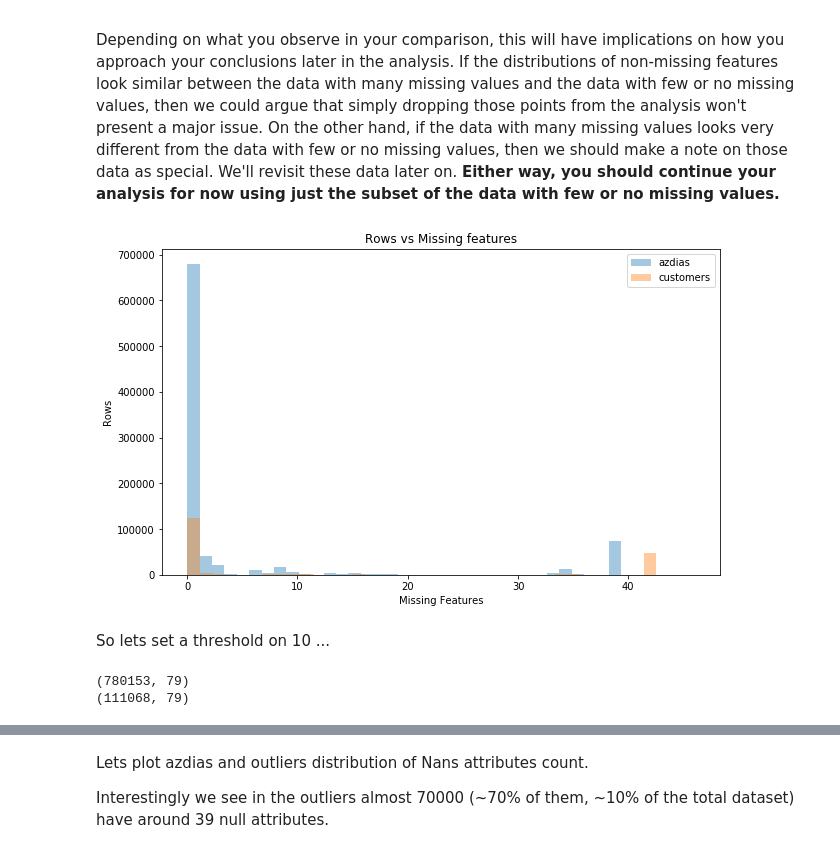
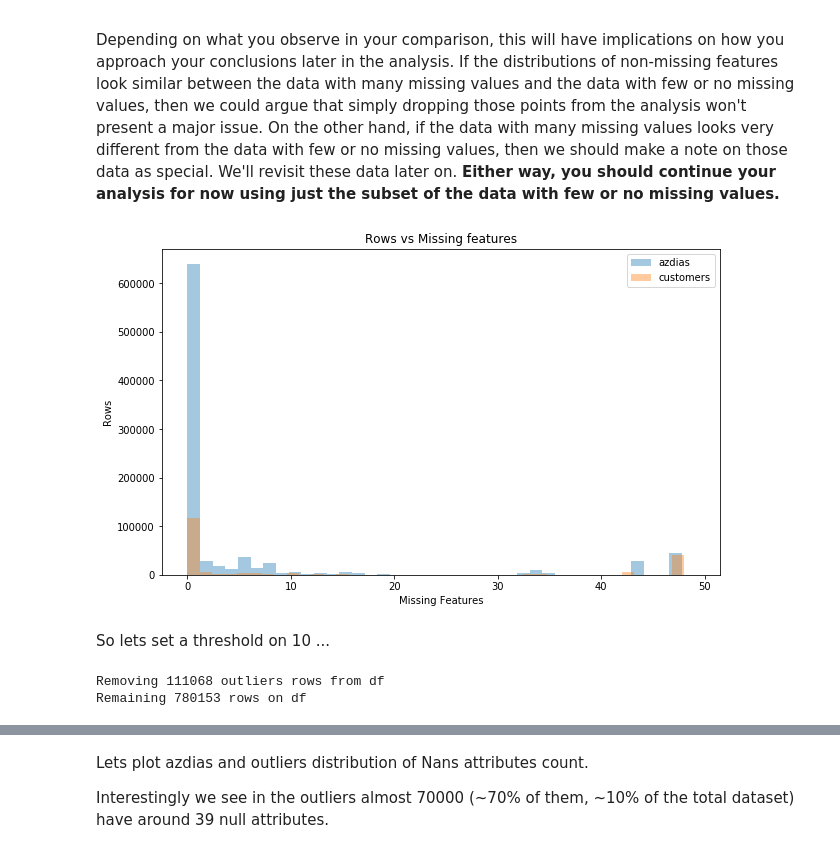
Before and after one commit to jackgara/identify_customer_segments, a Jupyter notebook: Identify_Customer_Segments.ipynb, the cells around one changed output, grey strips where cells are left out. Cells and saved outputs as stored; diff of their text form; code cells hidden in the pictures.

```diff
--- a/Identify_Customer_Segments.ipynb
+++ b/Identify_Customer_Segments.ipynb
@@ -266,3 +260,3 @@ def populate_nans(df,missing,verbose=False):
 # %%
-# azdias = populate_nans(azdias, feat_info, verbose=True)
-# post_nans = get_nan_means(azdias)
+_azdias = populate_nans(azdias, feat_info, verbose=True)
+az_post_nans = get_nan_means(azdias)
@@ -271,3 +281,3 @@ def populate_nans(df,missing,verbose=False):
 # %%
-# customers = populate_nans(customers, feat_info, verbose=True)
-# post_nans = get_nan_means(customers)
+_customers = populate_nans(customers, feat_info, verbose=True)
+cust_post_nans = get_nan_means(customers)
@@ -346,5 +376,6 @@ az_nans_post.loc[az_nans_post['missing']==0]
 # Remove the outlier columns from the dataset. (You'll perform other data
 # engineering tasks such as re-encoding and imputation later.)
 
-# dropped_cols = ['TITEL_KZ','KK_KUNDENTYP','KBA05_BAUMAX','ALTER_HH','AGER_TYP','GEBURTSJAHR']
-# azdias.drop(columns = dropped_cols, axis=1,inplace=True)
+dropped_cols = ['TITEL_KZ','KK_KUNDENTYP','KBA05_BAUMAX','ALTER_HH','AGER_TYP','GEBURTSJAHR']
+_azdias.drop(columns = dropped_cols, axis=1,inplace=True)
+_customers.drop(columns = dropped_cols, axis=1,inplace=True)
@@ -402,9 +431,9 @@ def plot_missing_by_rows(df1, df2,label_df1, label_df2, bins=40, figsize=(10,6))
     plt.show()
 # %%
 # How much data is missing in each row of the dataset?
-plot_missing_by_rows(azdias,customers,'azdias','customers')
+plot_missing_by_rows(_azdias,_customers,'azdias','customers')
 # %% [output]
-[figure, old version]
+[figure, new version]
 # %% [markdown]
 So lets set a threshold on 10 ...
 # %%
@@ -420,9 +449,9 @@ def split_outliers(df,threshold=10):
 
     return df, outliers
 # %%
-# azdias, outliers = split_outliers(azdias)
+_azdias, outliers = split_outliers(azdias)
 # print(azdias.shape)
 # print(outliers.shape)
 # %% [output]
-(780153, 79)
-(111068, 79)
+Removing 111068 outliers rows from df
+Remaining 780153 rows on df
```
Also changed, not shown: parts of 153 cells of this notebook, 1 other file.
